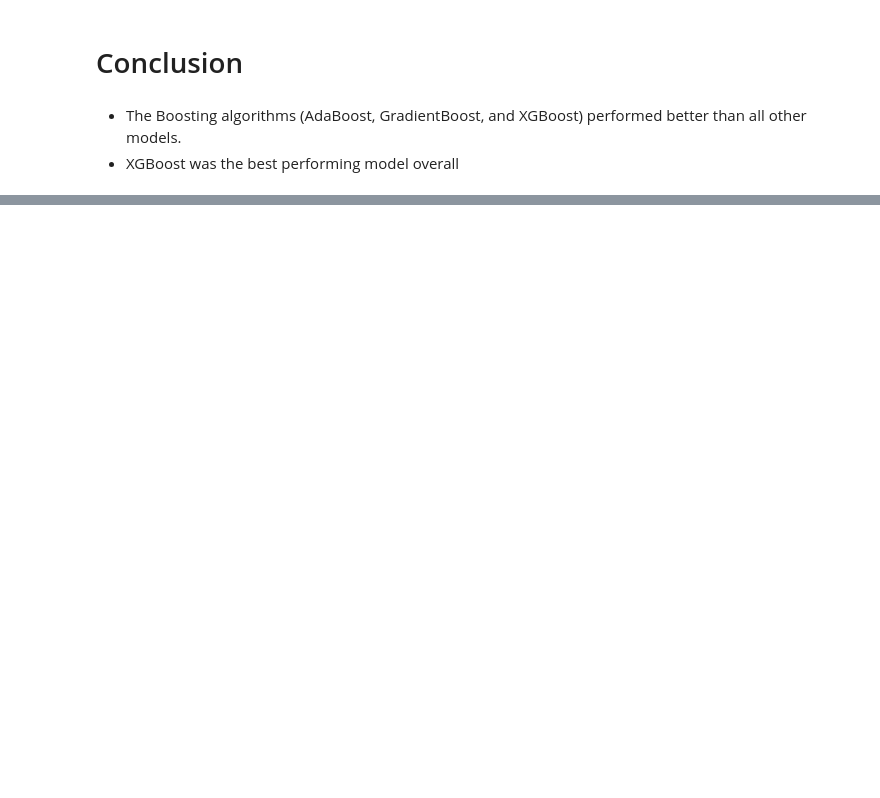
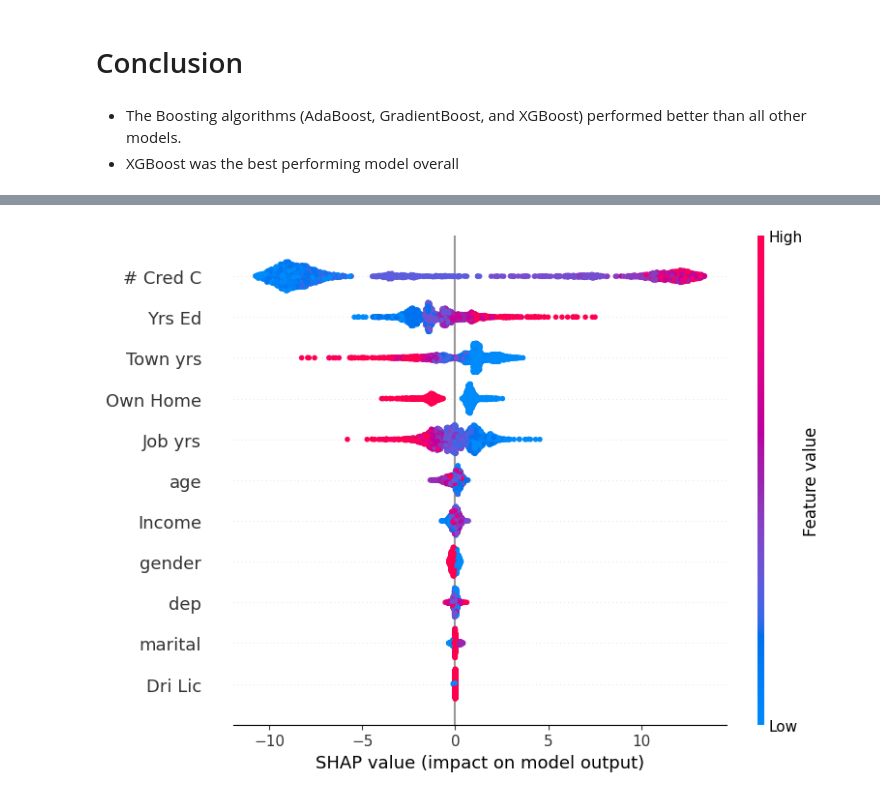
Before and after one commit to brian-kipkoech-tanui/binaryclassification, a Jupyter notebook: Binary classification.ipynb, the cells around one changed output, grey strips where cells are left out. Saved outputs shown, nothing was run; the diff lists cells and outputs as text; code cells hidden in the pictures; blank space fills up the shorter version.

```diff
--- a/Binary classification.ipynb
+++ b/Binary classification.ipynb
@@ -272,0 +283,14 @@ results_df
+# %%
+feature_names = dataset.columns[:-1].to_list()
+X_train_df = pd.DataFrame(X_train, columns=feature_names)
+X_test_df = pd.DataFrame(X_test, columns=feature_names)
+# %%
+import shap
+
+explainer = shap.Explainer(xgb_clf)
+shap_values = explainer.shap_values(X_test_df)
+
+# visualize the first prediction's explanation
+shap.summary_plot(shap_values, X_test_df)
+# %% [output]
+[figure, added]
```
Also changed, not shown: parts of 10 cells of this notebook.
